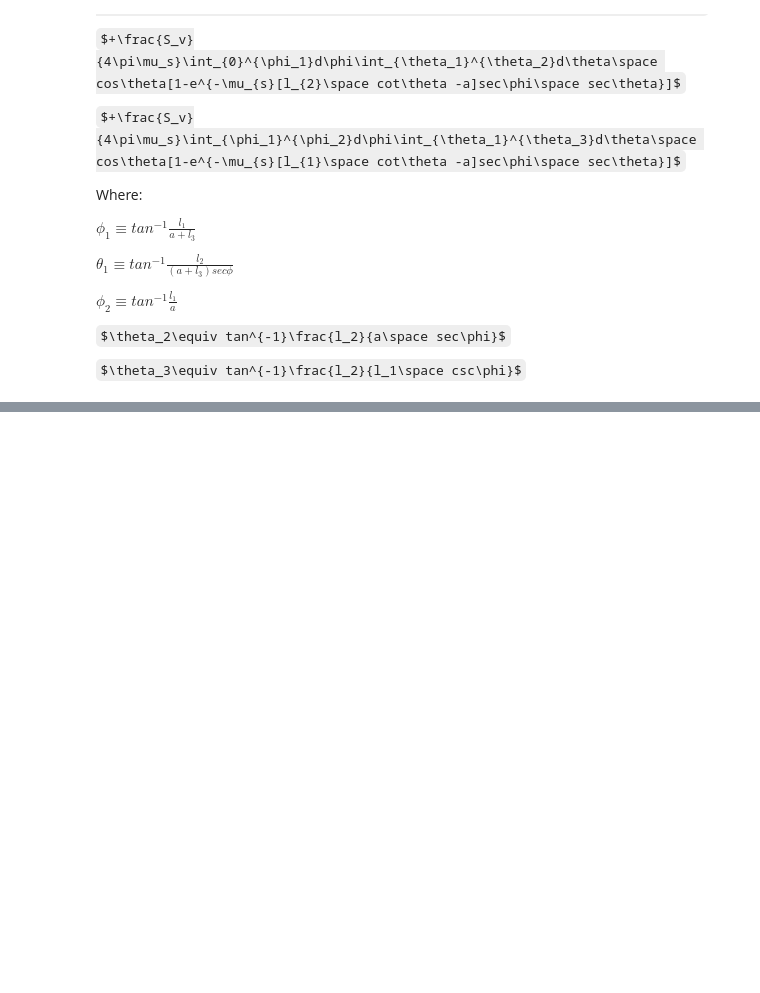
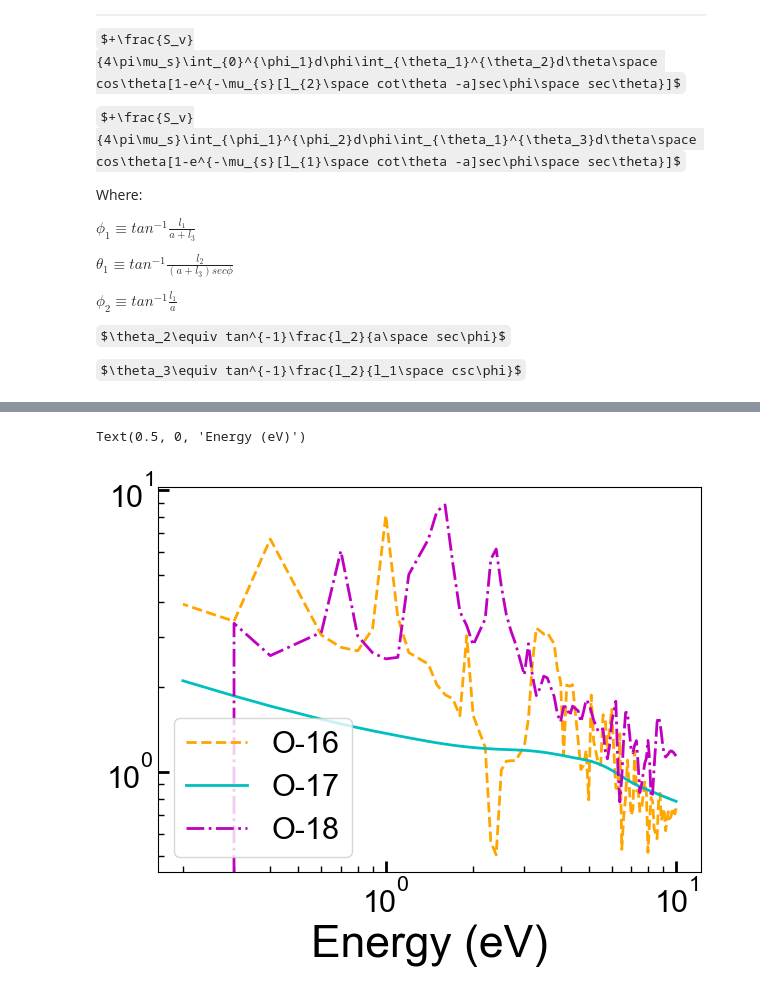
Before and after one commit to villano-lab/n-elec-scattering, a Jupyter notebook: 2-Flux/C-Slab-Source-and-Shielding.ipynb, the cells around one changed output, grey strips where cells are left out. Saved outputs shown, nothing was run; the diff lists cells and outputs as text; code cells hidden in the pictures; some formulas as TeX source; blank space fills up the shorter version.

```diff
--- a/2-Flux/C-Slab-Source-and-Shielding.ipynb
+++ b/2-Flux/C-Slab-Source-and-Shielding.ipynb
@@ -10,6 +10,7 @@ import importlib
 NOTEBOOK_DIR = Path.cwd()
 TOP_DIR = NOTEBOOK_DIR.parent
 LIB_DIR = TOP_DIR / "python"
+DATA_DIR = TOP_DIR/'data_files'
 
 # Add python library folder to sys.path
 if str(LIB_DIR) not in sys.path:
@@ -120,0 +123,18 @@ plt.legend(loc=2, fontsize=15)
+# %%
+plt.figure(figsize=(7,5))
+f16=endfel.fetch_elastic(filename=str(DATA_DIR/'xn_data'/'o16_el.txt'))
+f17=endfel.fetch_elastic(filename=str(DATA_DIR/'xn_data'/'o17_el.txt'))
+f18=endfel.fetch_elastic(filename=str(DATA_DIR/'xn_data'/'o18_el.txt'))
+
+plt.plot(En, f16(En), label="O-16", color="orange", linestyle="--")
+plt.plot(En, f17(En), label="O-17", color ="c")
+plt.plot(En, f18(En), label="O-18", color ="m", linestyle="-.")
+
+plt.xscale("log")
+plt.yscale("log")
+plt.legend()
+#plt.xlim(1e-4,10)
+plt.xlabel("Energy (eV)")
+# %% [output]
+Text(0.5, 0, 'Energy (eV)')
+[figure, added]
```
Also changed, not shown: parts of 2 cells of this notebook, 1 other file.
